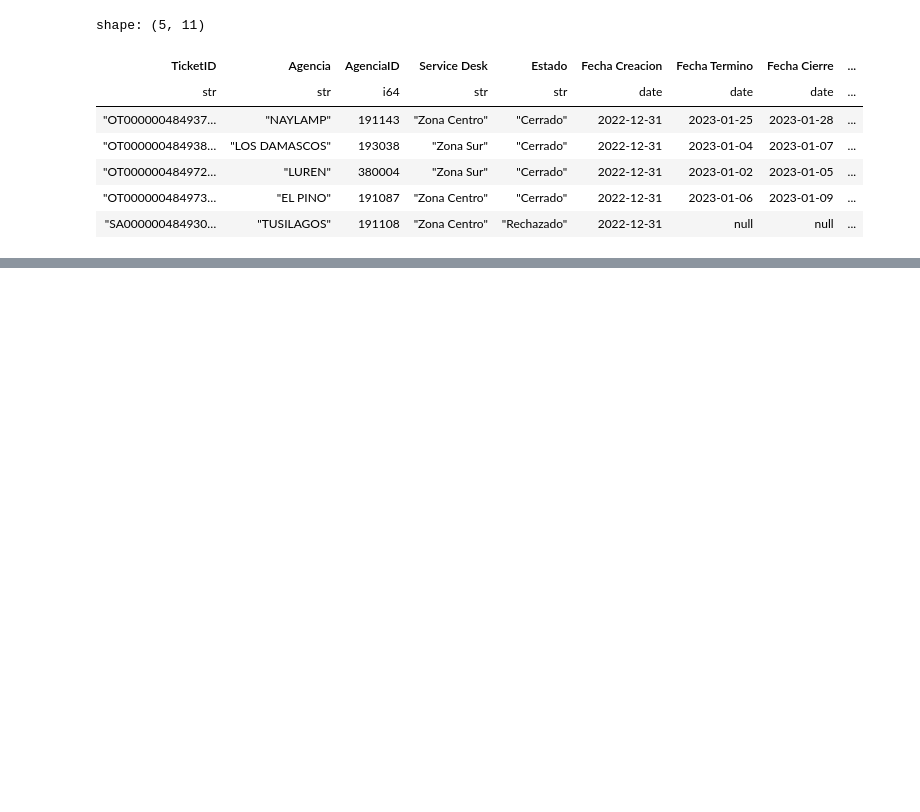
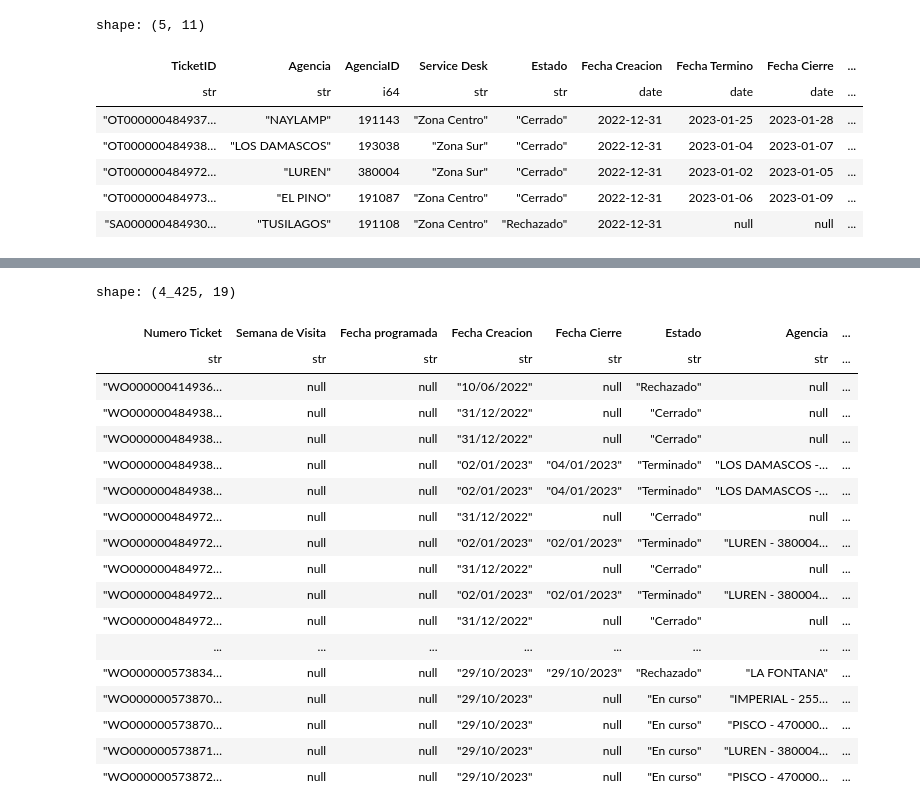
Before and after one commit to juandiego2024/Python-for-ETL-Juan-Diego, a Jupyter notebook: Entregable/Entregable.ipynb, the cells around one changed output, grey strips where cells are left out. Drawn from its saved outputs; the diff is of its cells as text; code cells hidden in the pictures; blank space fills up the shorter version.

Commit message:
Realizando join

```diff
--- a/Entregable/Entregable.ipynb
+++ b/Entregable/Entregable.ipynb
@@ -168,0 +175,3 @@ shape: (5, 11)
+# %%
+ruta = Path("./Atenciones/")
+ruta
@@ -168,0 +180,3 @@ shape: (5, 11)
+# %%
+archivosExcel = list(ruta.glob('*.xlsx'))
+archivosExcel
@@ -168,0 +185,32 @@ shape: (5, 11)
+# %%
+for archivo in archivosExcel:
+    print(archivo)
+    #print(str(archivo).split("\\")[1])
+# %%
+import polars as pl
+import os
+
+
+carpeta = "C:\ETL\Atenciones"
+
+
+dataframes = []
+
+
+archivos_excel = [archivo for archivo in os.listdir(carpeta) if archivo.endswith('.xlsx')]
+
+
+for archivo in archivos_excel:
+
+    ruta_archivo = os.path.join(carpeta, archivo)
+
+
+    try:
+        df = pl.read_excel(ruta_archivo)
+
+        dataframes.append(df)
+    except Exception as e:
+        print(f"Error al leer el archivo {ruta_archivo}: {e}")
+
+
+Atenciones = pl.concat(dataframes, how='vertical')
@@ -168,0 +235,22 @@ shape: (5, 11)
+# %%
+Atenciones
+# %% [output]
+shape: (4_425, 19)
+| Numero Ticket | Semana de Visita | Fecha programada | Fecha Creacion | Fecha Cierre | Estado | Agencia | ... |
+| str | str | str | str | str | str | str | ... |
+| "WO000000414936… | null | null | "10/06/2022" | null | "Rechazado" | null | ... |
+| "WO000000484938… | null | null | "31/12/2022" | null | "Cerrado" | null | ... |
+| "WO000000484938… | null | null | "31/12/2022" | null | "Cerrado" | null | ... |
+| "WO000000484938… | null | null | "02/01/2023" | "04/01/2023" | "Terminado" | "LOS DAMASCOS -… | ... |
+| "WO000000484938… | null | null | "02/01/2023" | "04/01/2023" | "Terminado" | "LOS DAMASCOS -… | ... |
+| "WO000000484972… | null | null | "31/12/2022" | null | "Cerrado" | null | ... |
+| "WO000000484972… | null | null | "02/01/2023" | "02/01/2023" | "Terminado" | "LUREN - 380004… | ... |
+| "WO000000484972… | null | null | "31/12/2022" | null | "Cerrado" | null | ... |
+| "WO000000484972… | null | null | "02/01/2023" | "02/01/2023" | "Terminado" | "LUREN - 380004… | ... |
+| "WO000000484972… | null | null | "31/12/2022" | null | "Cerrado" | null | ... |
+| ... | ... | ... | ... | ... | ... | ... | ... |
+| "WO000000573834… | null | null | "29/10/2023" | "29/10/2023" | "Rechazado" | "LA FONTANA" | ... |
+| "WO000000573870… | null | null | "29/10/2023" | null | "En curso" | "IMPERIAL - 255… | ... |
+| "WO000000573870… | null | null | "29/10/2023" | null | "En curso" | "PISCO - 470000… | ... |
+| "WO000000573871… | null | null | "29/10/2023" | null | "En curso" | "LUREN - 380004… | ... |
+| "WO000000573872… | null | null | "29/10/2023" | null | "En curso" | "PISCO - 470000… | ... |
```
Also changed, not shown: parts of 5 cells of this notebook.
